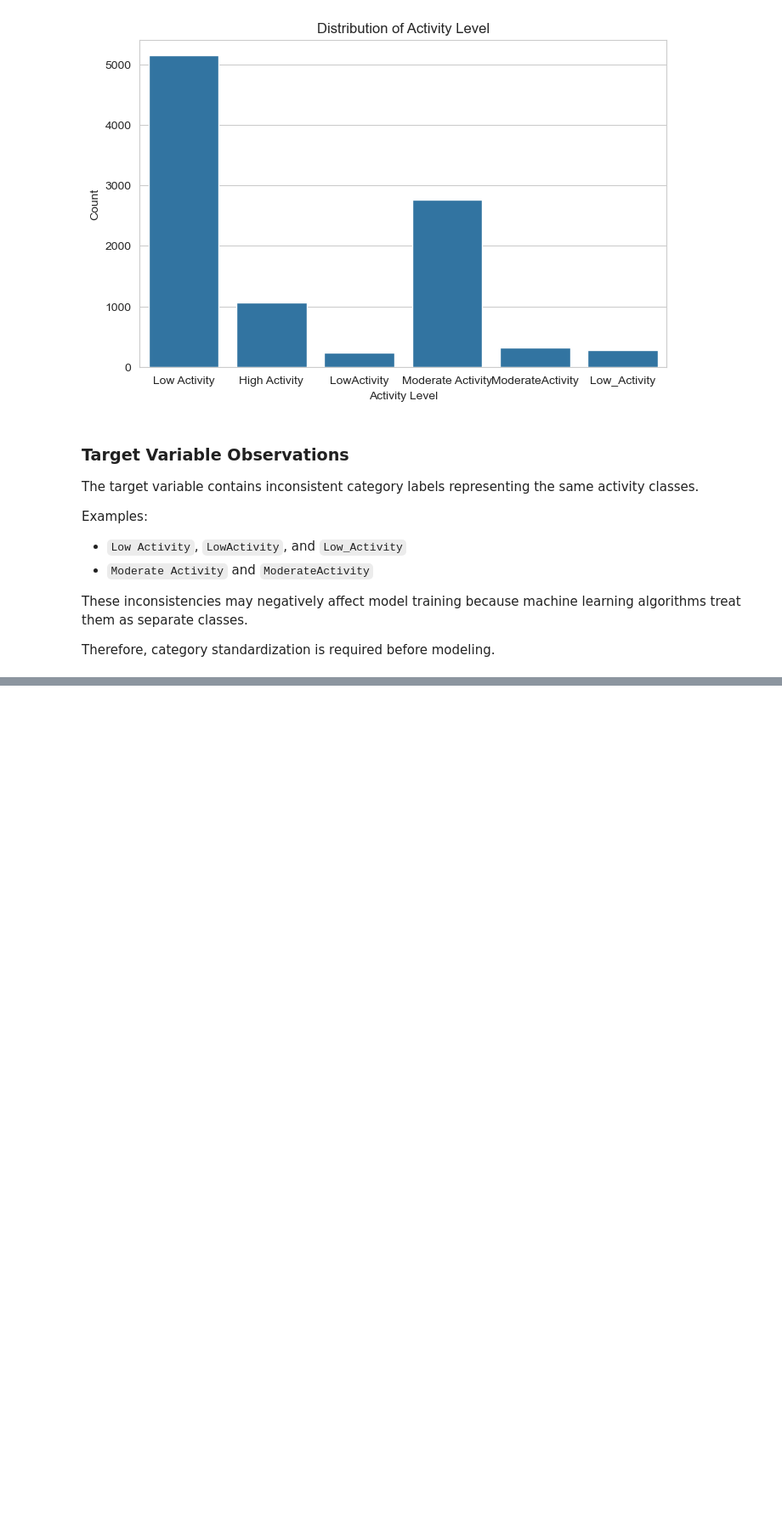
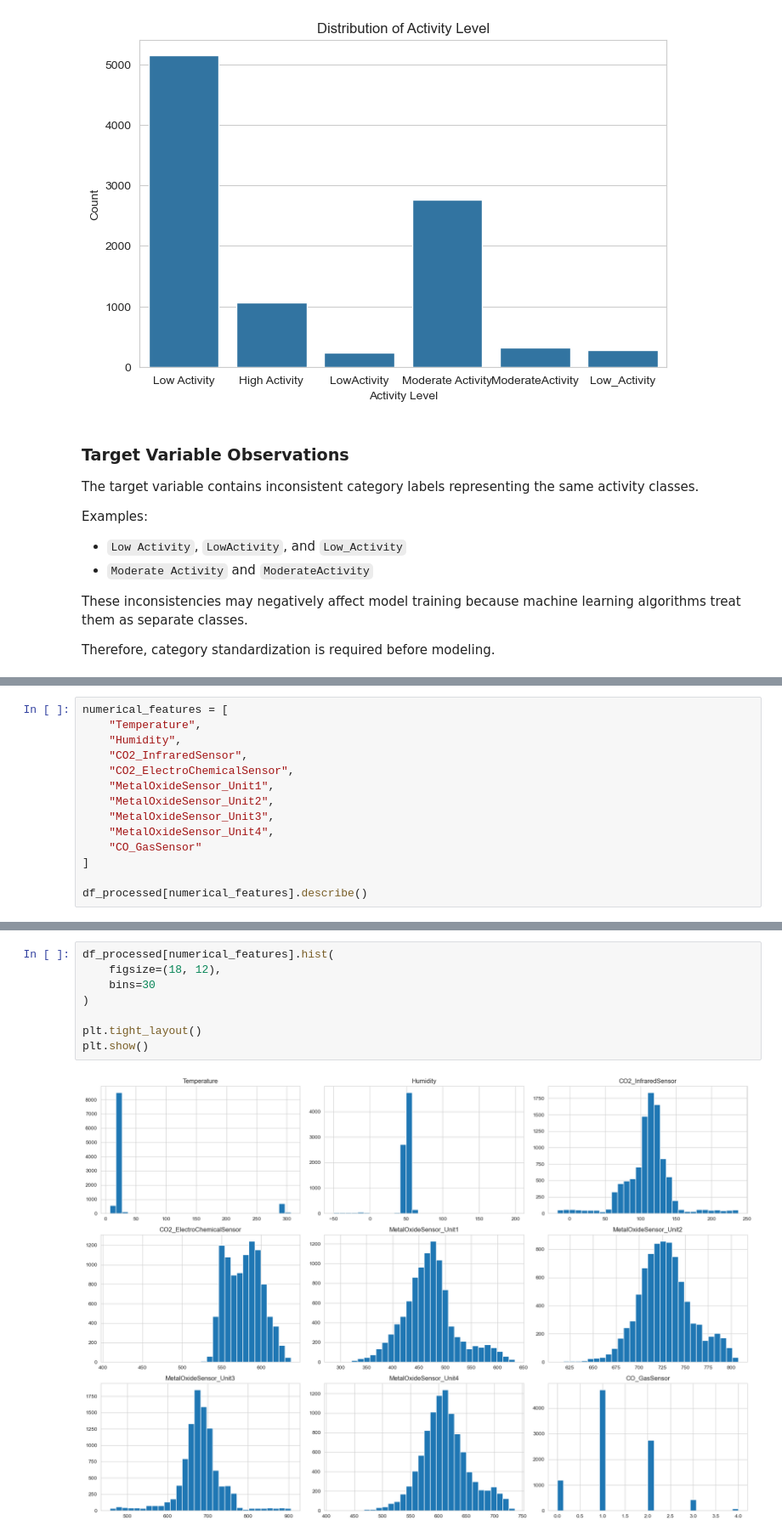
Before and after one commit to chanmyae99/elderguard-analytics-ml, a Jupyter notebook: notebooks/eda.ipynb, the cells around one changed output, grey strips where cells are left out. Shown at 85% size. Cells and saved outputs as stored; diff of their text form; blank space fills up the shorter version.

Commit message:
complete numerical columns inspection and validation for some columns

```diff
--- a/notebooks/eda.ipynb
+++ b/notebooks/eda.ipynb
@@ -380,0 +393,14 @@ Therefore, category standardization is required before modeling.
+# %%
+numerical_features = [
+    "Temperature",
+    "Humidity",
+    "CO2_InfraredSensor",
+    "CO2_ElectroChemicalSensor",
+    "MetalOxideSensor_Unit1",
+    "MetalOxideSensor_Unit2",
+    "MetalOxideSensor_Unit3",
+    "MetalOxideSensor_Unit4",
+    "CO_GasSensor"
+]
+
+df_processed[numerical_features].describe()
@@ -380,0 +441,10 @@ Therefore, category standardization is required before modeling.
+# %%
+df_processed[numerical_features].hist(
+    figsize=(18, 12),
+    bins=30
+)
+
+plt.tight_layout()
+plt.show()
+# %% [output]
+[figure, added]
```
Also changed, not shown: parts of 19 cells of this notebook.
